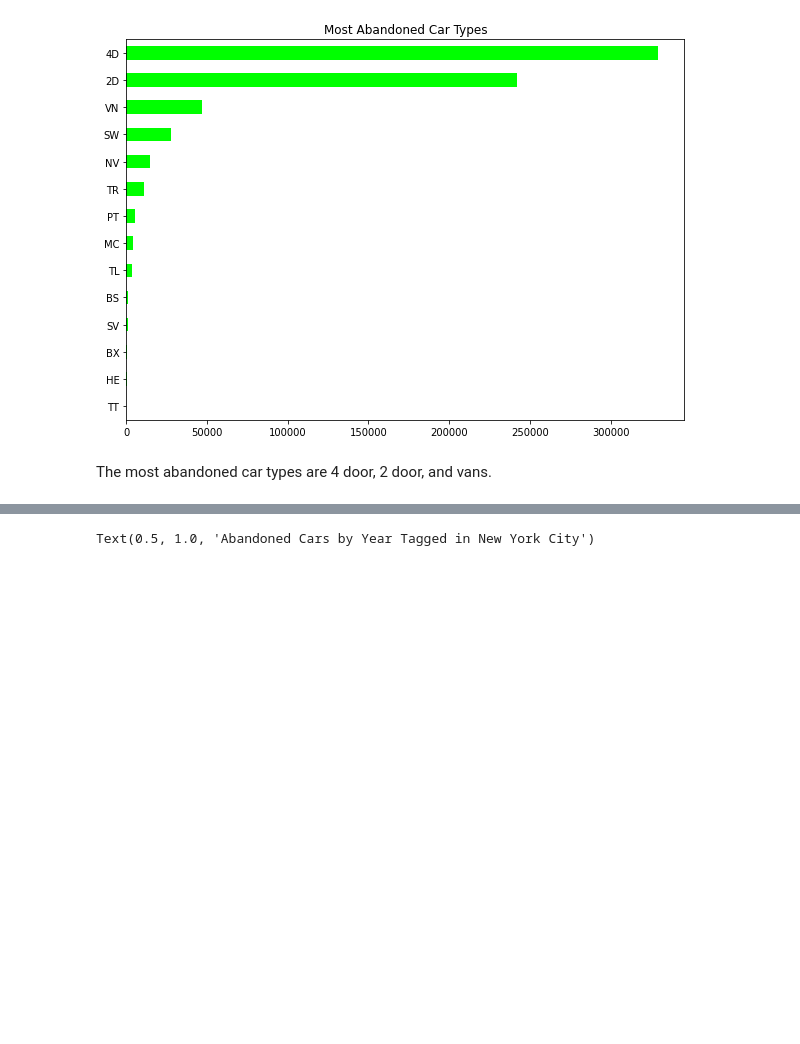
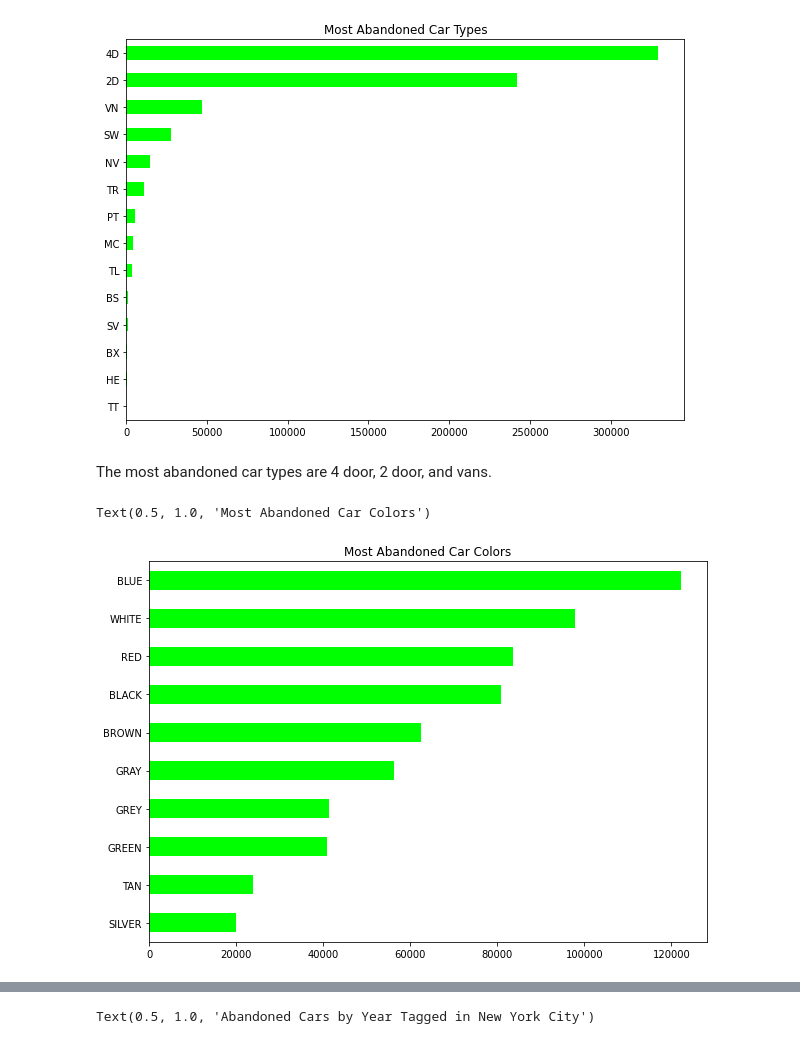
Before and after one commit to hanzhi227/SyncVR-EDA, a Jupyter notebook: EDA.ipynb, the cells around one changed output, grey strips where cells are left out. Drawn from its saved outputs; the diff is of its cells as text; code cells hidden in the pictures; blank space fills up the shorter version.

```diff
--- a/EDA.ipynb
+++ b/EDA.ipynb
@@ -109,6 +109,12 @@ Text(0.5, 1.0, 'Most Abandoned Car Types')
 [figure]
 # %% [markdown]
 The most abandoned car types are 4 door, 2 door, and vans.
+# %%
+df['COLOR'].value_counts()[:10][::-1].plot(kind = 'barh', color = 'lime', figsize = (10,7))
+plt.title('Most Abandoned Car Colors')
+# %% [output]
+Text(0.5, 1.0, 'Most Abandoned Car Colors')
+[figure, added]
 # %%
 #Calculate the age of the vehicle
 df['CAR_AGE'] = df['TIMESTMP'].apply(lambda x: x.year) - df['YEAR']
```
